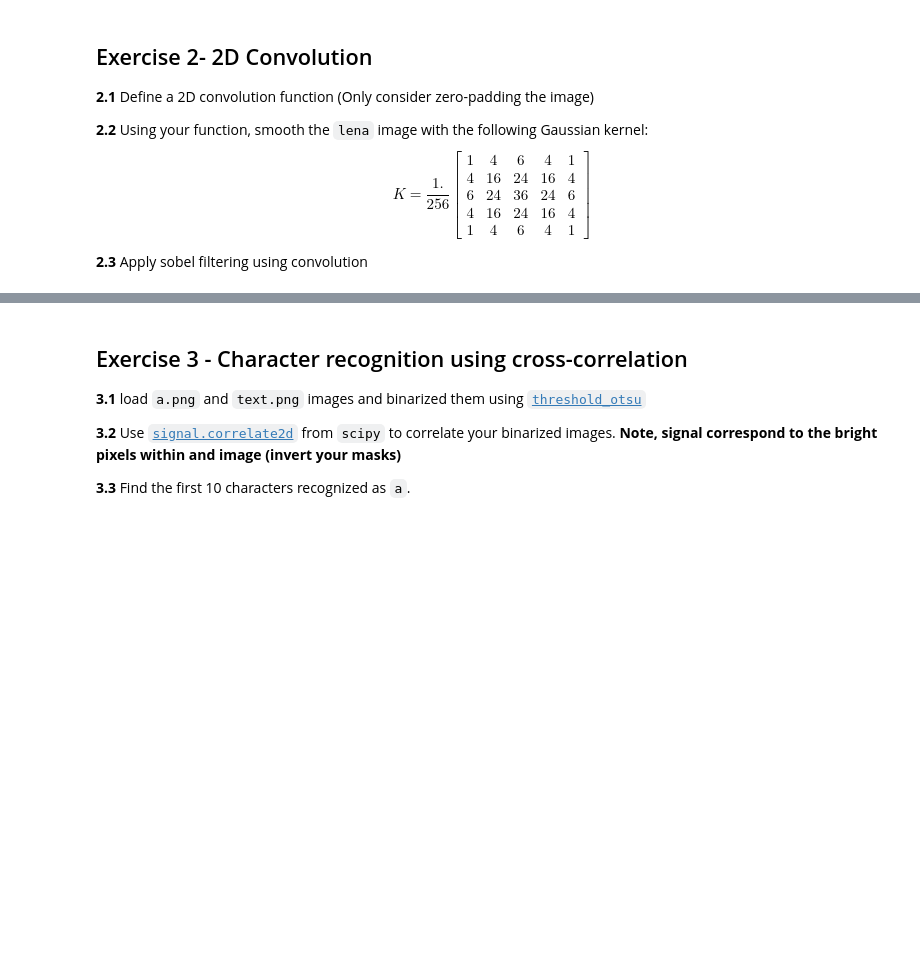
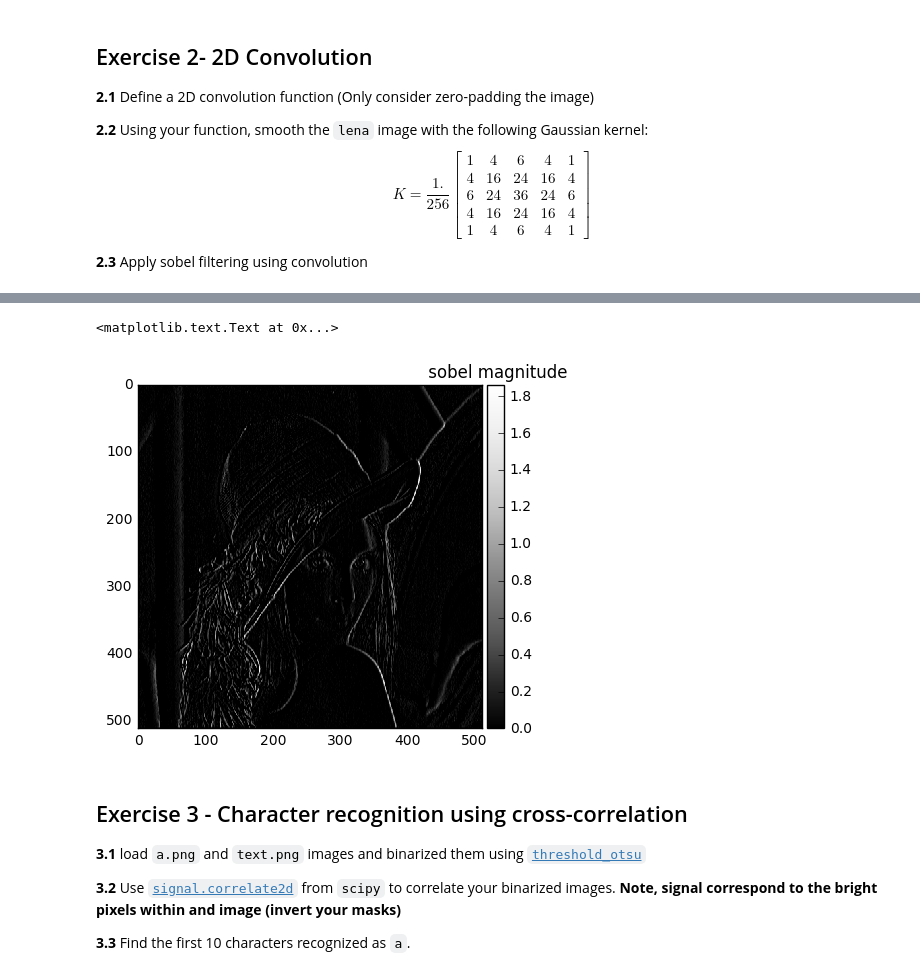
Before and after one commit to savinienb/DSP-TP-1617, a Jupyter notebook: Lab3/python/Lab3.ipynb, the cells around one changed output, grey strips where cells are left out. Cells and saved outputs as stored; diff of their text form; code cells hidden in the pictures; blank space fills up the shorter version.

```diff
--- a/Lab3/python/Lab3.ipynb
+++ b/Lab3/python/Lab3.ipynb
@@ -131,3 +205,10 @@ io.imshow(result,cmap='Greys_r')
+# %%
+plt.figure
+io.imshow(lena_sobelx,cmap='Greys_r')
+plt.title(' sobel magnitude')
+# %% [output]
+<matplotlib.text.Text at 0x...>
+[figure, added]
 # %% [markdown]
 ## Exercise 3 - Character recognition using cross-correlation
 
```
Also changed, not shown: parts of 9 cells of this notebook.
